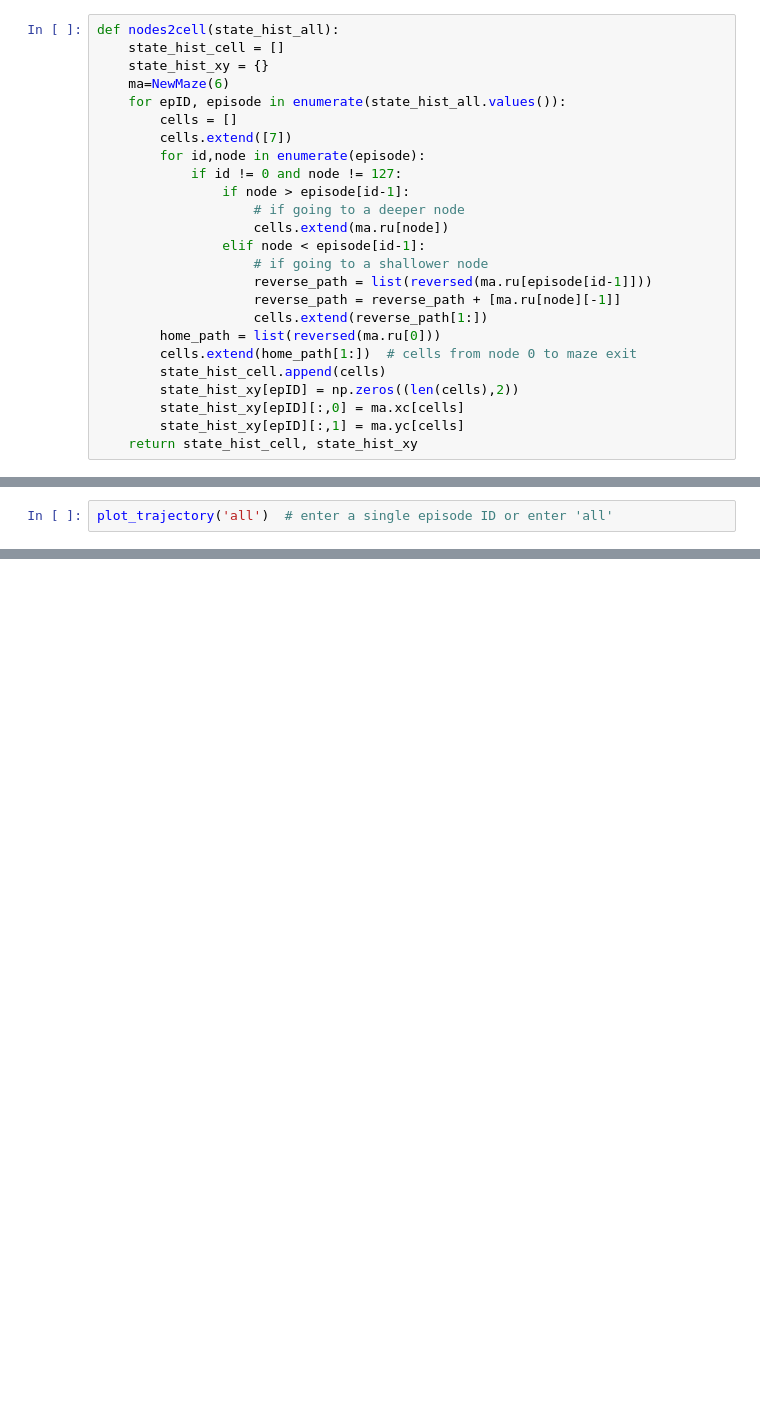
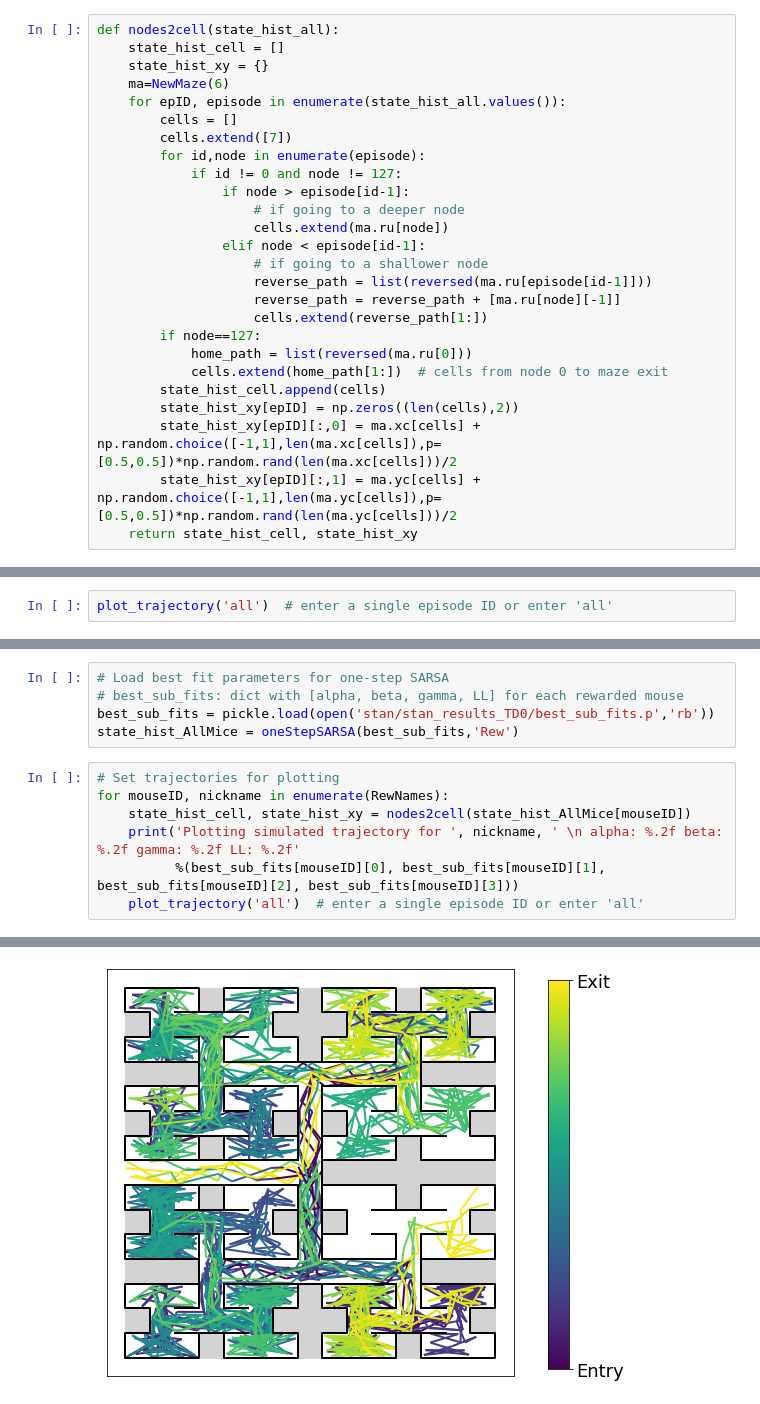
Before and after one commit to umeshksingla/MouseMazeHierRL, a Jupyter notebook: TD_Models.ipynb, the cells around one changed output, grey strips where cells are left out. Drawn from its saved outputs; the diff is of its cells as text; blank space fills up the shorter version.

Commit message:
Plotted simulated fits for one-step SARSA

```diff
--- a/TD_Models.ipynb
+++ b/TD_Models.ipynb
@@ -110,10 +106,11 @@ def nodes2cell(state_hist_all):
                     reverse_path = list(reversed(ma.ru[episode[id-1]]))
                     reverse_path = reverse_path + [ma.ru[node][-1]]
                     cells.extend(reverse_path[1:])
-        home_path = list(reversed(ma.ru[0]))
-        cells.extend(home_path[1:])  # cells from node 0 to maze exit
+        if node==127:
+            home_path = list(reversed(ma.ru[0]))
+            cells.extend(home_path[1:])  # cells from node 0 to maze exit
         state_hist_cell.append(cells)
         state_hist_xy[epID] = np.zeros((len(cells),2))
-        state_hist_xy[epID][:,0] = ma.xc[cells]
-        state_hist_xy[epID][:,1] = ma.yc[cells]
+        state_hist_xy[epID][:,0] = ma.xc[cells] + np.random.choice([-1,1],len(ma.xc[cells]),p=[0.5,0.5])*np.random.rand(len(ma.xc[cells]))/2
+        state_hist_xy[epID][:,1] = ma.yc[cells] + np.random.choice([-1,1],len(ma.yc[cells]),p=[0.5,0.5])*np.random.rand(len(ma.yc[cells]))/2
     return state_hist_cell, state_hist_xy
@@ -265,0 +340,13 @@ plot_trajectory('all')  # enter a single episode ID or enter 'all'
+# %%
+# Load best fit parameters for one-step SARSA
+# best_sub_fits: dict with [alpha, beta, gamma, LL] for each rewarded mouse
+best_sub_fits = pickle.load(open('stan/stan_results_TD0/best_sub_fits.p','rb'))
+state_hist_AllMice = oneStepSARSA(best_sub_fits,'Rew')
+# %%
+# Set trajectories for plotting
+for mouseID, nickname in enumerate(RewNames):
+    state_hist_cell, state_hist_xy = nodes2cell(state_hist_AllMice[mouseID])
+    print('Plotting simulated trajectory for ', nickname, ' \n alpha: %.2f beta: %.2f gamma: %.2f LL: %.2f'
+          %(best_sub_fits[mouseID][0], best_sub_fits[mouseID][1], best_sub_fits[mouseID][2], best_sub_fits[mouseID][3]))
+    plot_trajectory('all')  # enter a single episode ID or enter 'all'
+# %% [output]
@@ -265,0 +355 @@ plot_trajectory('all')  # enter a single episode ID or enter 'all'
+[figure, added]
```
Also changed, not shown: parts of 8 cells of this notebook.
